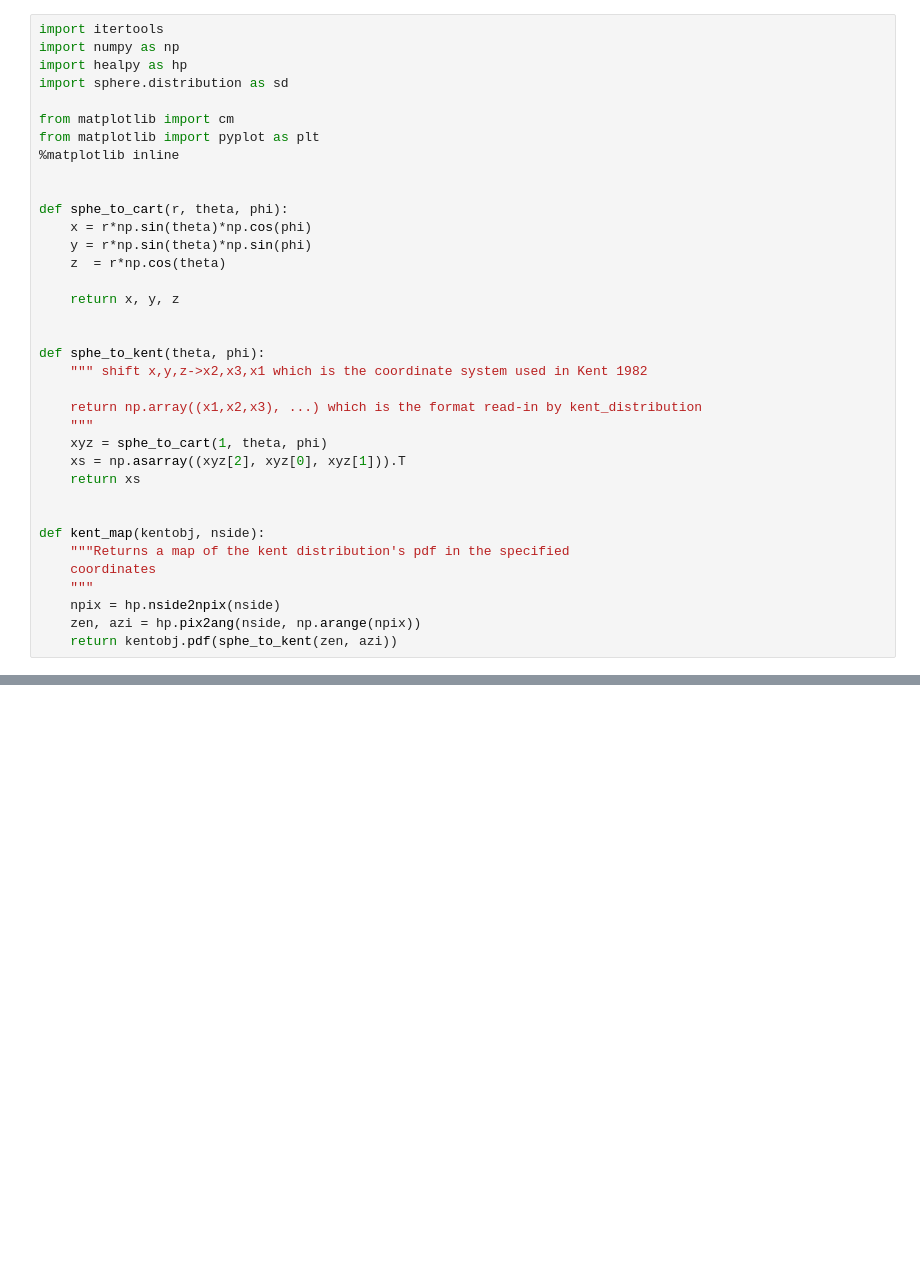
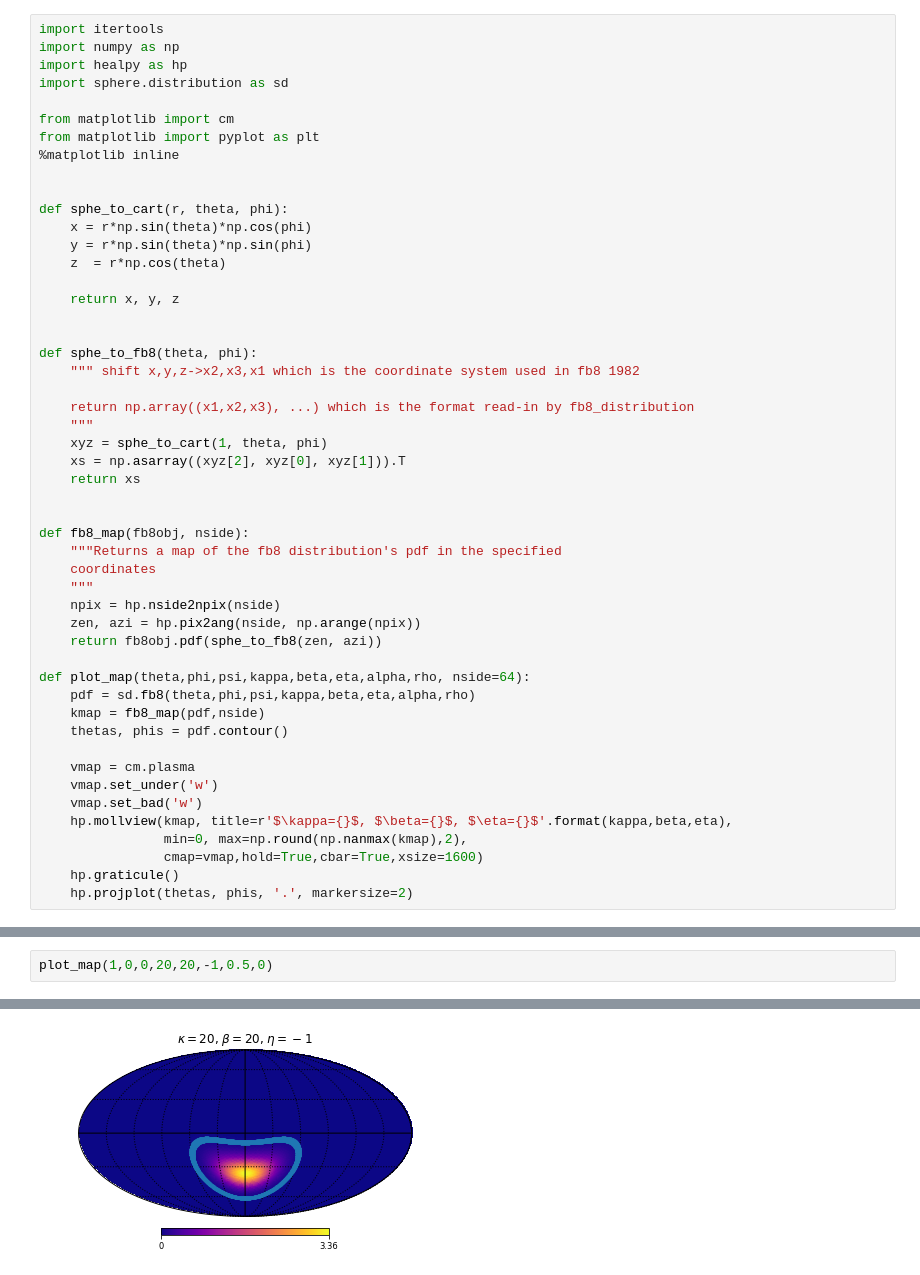
Before and after one commit to tianluyuan/sphere, a Jupyter notebook: maps.ipynb, the cells around one changed output, grey strips where cells are left out. Saved outputs shown, nothing was run; the diff lists cells and outputs as text; blank space fills up the shorter version.

Commit message:
rename kent->fb8. update max and max_pdf

```diff
--- a/maps.ipynb
+++ b/maps.ipynb
@@ -17,23 +17,37 @@ def sphe_to_cart(r, theta, phi):
     return x, y, z
 
 
-def sphe_to_kent(theta, phi):
-    """ shift x,y,z->x2,x3,x1 which is the coordinate system used in Kent 1982
+def sphe_to_fb8(theta, phi):
+    """ shift x,y,z->x2,x3,x1 which is the coordinate system used in fb8 1982
 
-    return np.array((x1,x2,x3), ...) which is the format read-in by kent_distribution
+    return np.array((x1,x2,x3), ...) which is the format read-in by fb8_distribution
     """
     xyz = sphe_to_cart(1, theta, phi)
     xs = np.asarray((xyz[2], xyz[0], xyz[1])).T
     return xs
 
 
-def kent_map(kentobj, nside):
-    """Returns a map of the kent distribution's pdf in the specified
+def fb8_map(fb8obj, nside):
+    """Returns a map of the fb8 distribution's pdf in the specified
     coordinates
     """
     npix = hp.nside2npix(nside)
     zen, azi = hp.pix2ang(nside, np.arange(npix))
-    return kentobj.pdf(sphe_to_kent(zen, azi))
+    return fb8obj.pdf(sphe_to_fb8(zen, azi))
+
+def plot_map(theta,phi,psi,kappa,beta,eta,alpha,rho, nside=64):
+    pdf = sd.fb8(theta,phi,psi,kappa,beta,eta,alpha,rho)
+    kmap = fb8_map(pdf,nside)
+    thetas, phis = pdf.contour()
+
+    vmap = cm.plasma
+    vmap.set_under('w')
+    vmap.set_bad('w')
+    hp.mollview(kmap, title=r'$\kappa={}$, $\beta={}$, $\eta={}$'.format(kappa,beta,eta),
+                min=0, max=np.round(np.nanmax(kmap),2),
+                cmap=vmap,hold=True,cbar=True,xsize=1600)
+    hp.graticule()
+    hp.projplot(thetas, phis, '.', markersize=2)
 # %%
 etas = [-1,-0.8,0,0.8,1]
 betas = [0.1,1,5,10]
@@ -62,2 +68,5 @@ for kappa, beta, eta in itertools.product(kappas, betas, etas):
     curr_ax+=1
 plt.savefig('fig/k{}.png'.format(kappa),bbox_inches='tight')
+# %%
+plot_map(1,0,0,20,20,-1,0.5,0)
+# %% [output]
@@ -63,0 +76 @@ plt.savefig('fig/k{}.png'.format(kappa),bbox_inches='tight')
+[figure, added]
```
Also changed, not shown: parts of 3 cells of this notebook, 2 other files.
